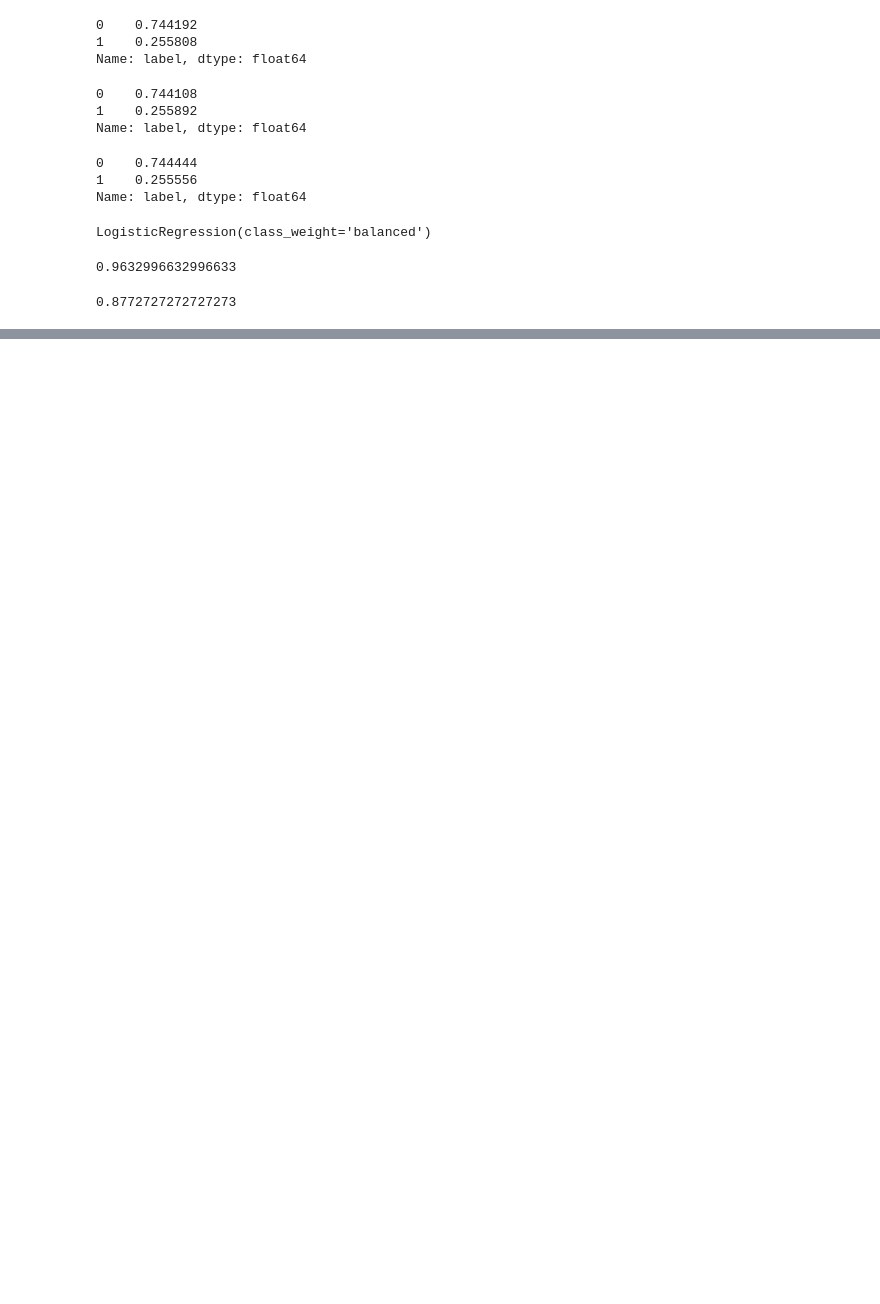
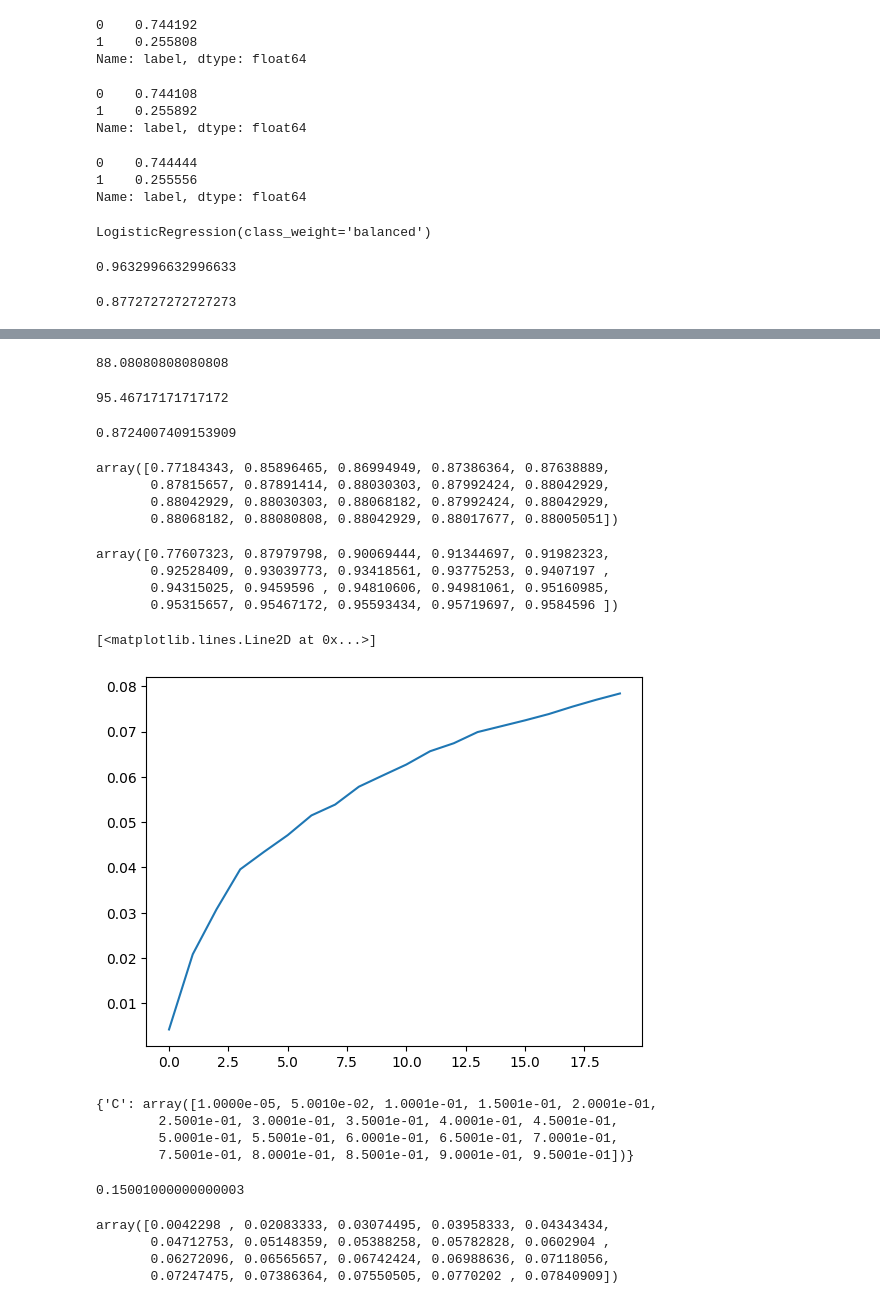
Before and after one commit to prashant9501/NLP, a Jupyter notebook: Tweets Dataset Analysis.ipynb, the cells around one changed output, grey strips where cells are left out. Cells and saved outputs as stored; diff of their text form; code cells hidden in the pictures; blank space fills up the shorter version.

```diff
--- a/Tweets Dataset Analysis.ipynb
+++ b/Tweets Dataset Analysis.ipynb
@@ -623,0 +650,3 @@ LR.score(X_test, y_test)   # test score
+# %%
+X = CV_features
+y = data['label']
@@ -623,0 +664,3 @@ LR.score(X_test, y_test)   # test score
+# %%
+kfold = StratifiedKFold(n_splits=5, shuffle=True, random_state=42)
+results = cross_validate(LR2, X, y, cv=kfold, scoring='accuracy', return_train_score=True)
@@ -623,0 +686,11 @@ LR.score(X_test, y_test)   # test score
+# %%
+## Hyper parameter tuning of the LR2 model
+from sklearn.model_selection import GridSearchCV
+
+LR2 = LogisticRegression(class_weight='balanced', solver='liblinear', penalty='l2')
+
+C_values = np.arange(0.00001, 1, 0.05) # 20 values
+
+grid = GridSearchCV(estimator=LR2, param_grid={'C': C_values}, cv=kfold, scoring='accuracy', \
+                    return_train_score=True, verbose=2, n_jobs=-1)
+grid_results = grid.fit(X,y)
@@ -623,0 +719,51 @@ LR.score(X_test, y_test)   # test score
+# %%
+grid_results.cv_results_['mean_test_score'][grid_results.best_index_]*100
+# %% [output]
+88.08080808080808
+# %%
+grid_results.cv_results_['mean_train_score'][grid_results.best_index_]*100
+
+# means your "best-fitted" model from GridsearchCV is (could be) still OVERFITTED!!!!!!!!!
+# %% [output]
+95.46717171717172
+# %%
+grid_results.cv_results_['std_test_score'][grid_results.best_index_]*100
+# %% [output]
+0.8724007409153909
+# %%
+grid_results.cv_results_['mean_test_score']
+# %% [output]
+array([0.77184343, 0.85896465, 0.86994949, 0.87386364, 0.87638889,
+       0.87815657, 0.87891414, 0.88030303, 0.87992424, 0.88042929,
+       0.88042929, 0.88030303, 0.88068182, 0.87992424, 0.88042929,
+       0.88068182, 0.88080808, 0.88042929, 0.88017677, 0.88005051])
+# %%
+grid_results.cv_results_['mean_train_score']
+# %% [output]
+array([0.77607323, 0.87979798, 0.90069444, 0.91344697, 0.91982323,
+       0.92528409, 0.93039773, 0.93418561, 0.93775253, 0.9407197 ,
+       0.94315025, 0.9459596 , 0.94810606, 0.94981061, 0.95160985,
+       0.95315657, 0.95467172, 0.95593434, 0.95719697, 0.9584596 ])
+# %%
+plt.plot(grid_results.cv_results_['mean_train_score'] - grid_results.cv_results_['mean_test_score'])
+# %% [output]
+[<matplotlib.lines.Line2D at 0x...>]
+[figure, added]
+# %%
+grid_results.param_grid
+# %% [output]
+{'C': array([1.0000e-05, 5.0010e-02, 1.0001e-01, 1.5001e-01, 2.0001e-01,
+        2.5001e-01, 3.0001e-01, 3.5001e-01, 4.0001e-01, 4.5001e-01,
+        5.0001e-01, 5.5001e-01, 6.0001e-01, 6.5001e-01, 7.0001e-01,
+        7.5001e-01, 8.0001e-01, 8.5001e-01, 9.0001e-01, 9.5001e-01])}
+# %%
+grid_results.param_grid['C'][3]
+# %% [output]
+0.15001000000000003
+# %%
+grid_results.cv_results_['mean_train_score'] - grid_results.cv_results_['mean_test_score']
+# %% [output]
+array([0.0042298 , 0.02083333, 0.03074495, 0.03958333, 0.04343434,
+       0.04712753, 0.05148359, 0.05388258, 0.05782828, 0.0602904 ,
+       0.06272096, 0.06565657, 0.06742424, 0.06988636, 0.07118056,
+       0.07247475, 0.07386364, 0.07550505, 0.0770202 , 0.07840909])
```
Also changed, not shown: parts of 14 cells of this notebook.
